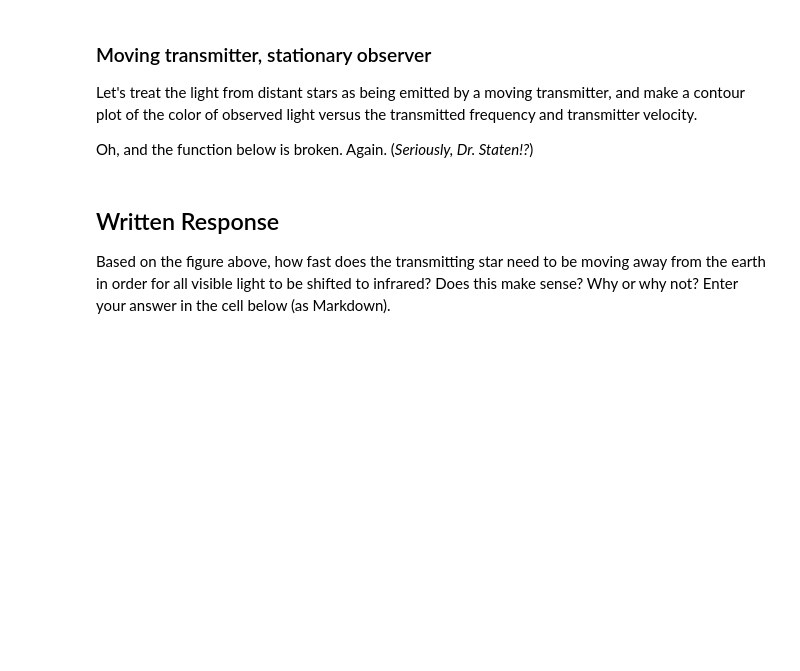
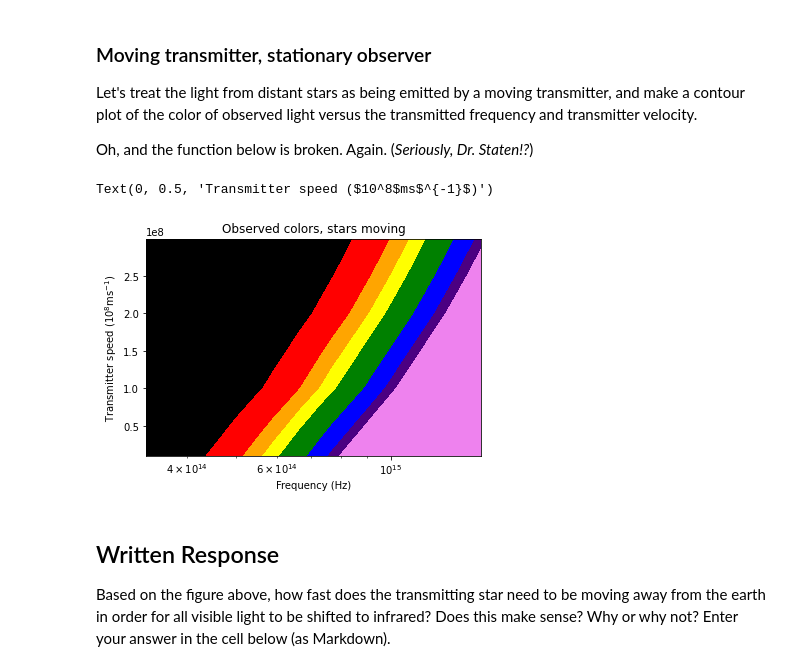
Before and after one commit to mrixlam/inst_rad_primer_g2, a Jupyter notebook: G2 - Radiation Primer Lab.ipynb, the cells around one changed output. Drawn from its saved outputs; the diff is of its cells as text; code cells hidden in the pictures; blank space fills up the shorter version.

```diff
--- a/G2 - Radiation Primer Lab.ipynb
+++ b/G2 - Radiation Primer Lab.ipynb
@@ -172,8 +172,14 @@ Military Drone   | 10^(1) m
 ## Time to fix a function again
 Oh no! The wave-to-frequency converter `wave_to_freq` below is broken! (How does this keep happening!?) Please fix it, fix the table header, and run the cell to display a table of frequencies corresponding to a wavelength as wide as the object.
 # %%
-def wave_to_freq(input_wavelength, phase_speed):
-    output_frequency = phase_speed/input_wavelength # replace the right-hand-side with an expression for frequency
+#  def wave_to_freq(input_wavelength, phase_speed):
+    # output_frequency = np.arange(len(input_wavelength)) # replace the right-hand-side with an expression for frequency
+    # return(output_frequency)
+
+
+
+def wave_to_freq(input_wavelength, speed_of_light):
+    output_frequency = speed_of_light/input_wavelength
     return(output_frequency)
 
 obj_frequencies = wave_to_freq(10.**obj_magnitudes, speed_of_light)
@@ -210,16 +216,24 @@ Let's treat the light from distant stars as being emitted by a moving transmitte
 
 Oh, and the function below is broken. Again. (_Seriously, Dr. Staten!?_)
 # %%
+# def doppler_moving_trns(transmitted_frequency, transmitter_speed):
+    # observed_frequency = transmitted_frequency*np.ones_like(transmitter_speed) # FIXME
+    # return(observed_frequency)
+
 def doppler_moving_trns(transmitted_frequency, transmitter_speed):
-    observed_frequency = transmitted_frequency*np.ones_like(transmitter_speed) # FIXME
+    observed_frequency = transmitted_frequency/(1+(transmitter_speed/speed_of_light))
     return(observed_frequency)
+
 
 observed_frequencies1 = doppler_moving_trns(color_frequencies[np.newaxis,:], star_speeds[:, np.newaxis])
 plt.contourf(color_frequencies, star_speeds, observed_frequencies1, levels=color_frequencies, colors=color_plotnames, extend='both')
 plt.xscale("log")
 plt.title("Observed colors, stars moving")
 plt.xlabel("Frequency (Hz)")
 plt.ylabel("Transmitter speed ($10^8$ms$^{-1}$)")
+# %% [output]
+Text(0, 0.5, 'Transmitter speed ($10^8$ms$^{-1}$)')
+[figure, added]
 # %% [markdown]
 ## Written Response
 Based on the figure above, how fast does the transmitting star need to be moving away from the earth in order for all visible light to be shifted to infrared? Does this make sense? Why or why not? Enter your answer in the cell below (as Markdown).
```
Also changed, not shown: parts of 2 cells of this notebook.
